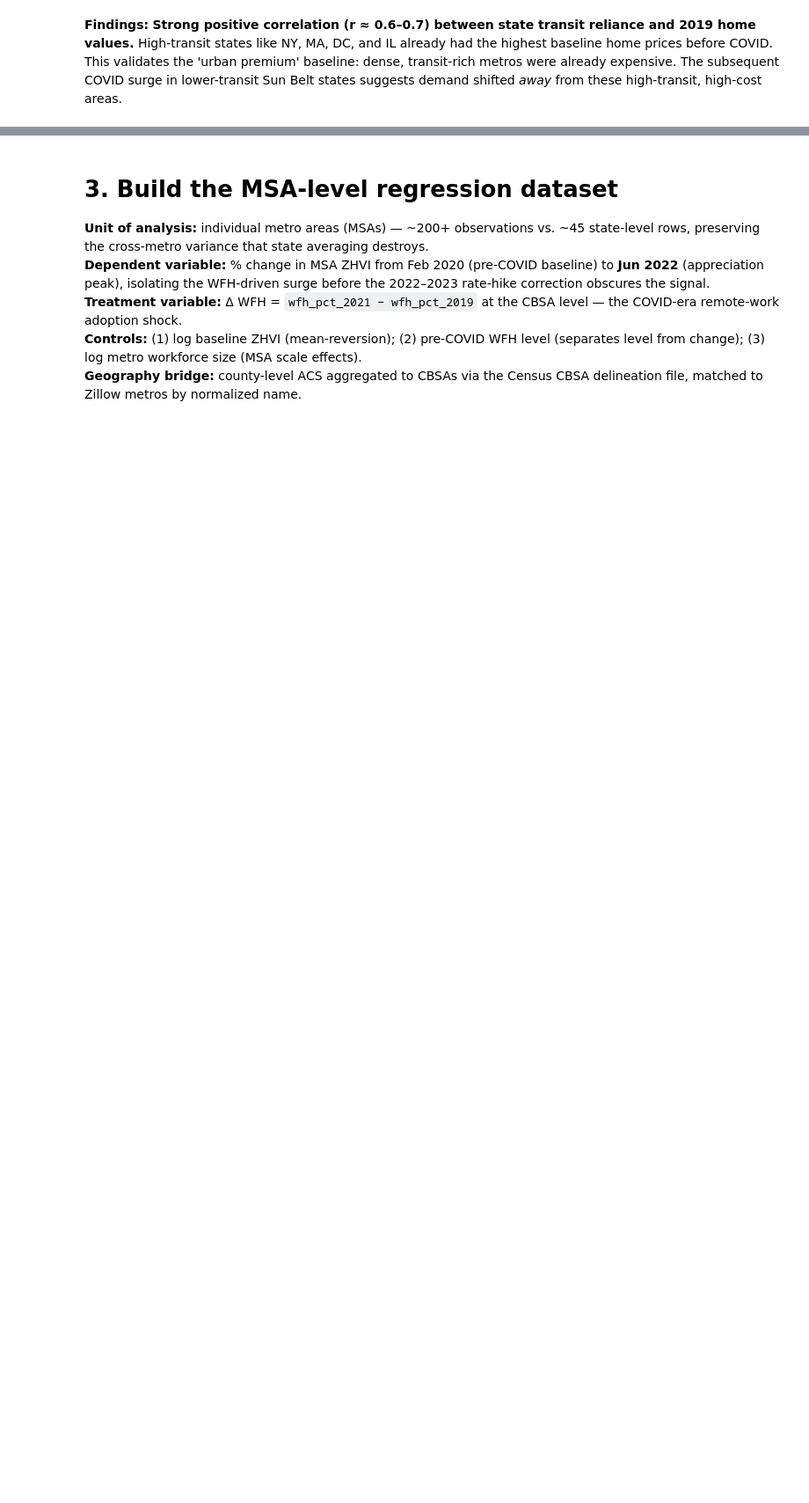
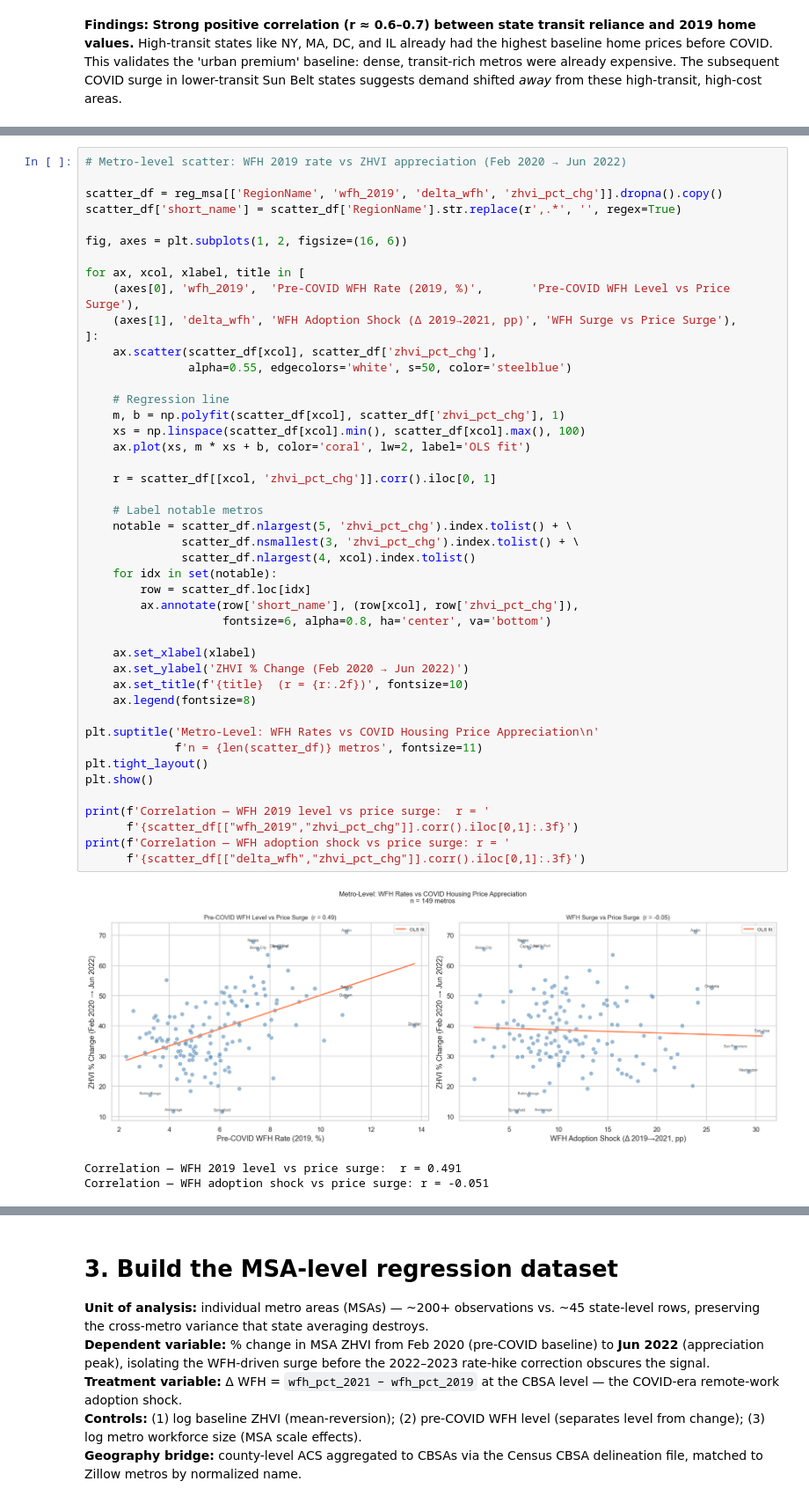
Before and after one commit to Dshreekulkarni/MATH189-FinalProject, a Jupyter notebook: Regression.ipynb, the cells around one changed output, grey strips where cells are left out. Shown at 88% size. Cells and saved outputs as stored; diff of their text form; blank space fills up the shorter version.

```diff
--- a/Regression.ipynb
+++ b/Regression.ipynb
@@ -721,0 +887,49 @@ plt.show()
+# %%
+# Metro-level scatter: WFH 2019 rate vs ZHVI appreciation (Feb 2020 → Jun 2022)
+
+scatter_df = reg_msa[['RegionName', 'wfh_2019', 'delta_wfh', 'zhvi_pct_chg']].dropna().copy()
+scatter_df['short_name'] = scatter_df['RegionName'].str.replace(r',.*', '', regex=True)
+
+fig, axes = plt.subplots(1, 2, figsize=(16, 6))
+
+for ax, xcol, xlabel, title in [
+    (axes[0], 'wfh_2019',  'Pre-COVID WFH Rate (2019, %)',       'Pre-COVID WFH Level vs Price Surge'),
+    (axes[1], 'delta_wfh', 'WFH Adoption Shock (Δ 2019→2021, pp)', 'WFH Surge vs Price Surge'),
+]:
+    ax.scatter(scatter_df[xcol], scatter_df['zhvi_pct_chg'],
+               alpha=0.55, edgecolors='white', s=50, color='steelblue')
+
+    # Regression line
+    m, b = np.polyfit(scatter_df[xcol], scatter_df['zhvi_pct_chg'], 1)
+    xs = np.linspace(scatter_df[xcol].min(), scatter_df[xcol].max(), 100)
+    ax.plot(xs, m * xs + b, color='coral', lw=2, label='OLS fit')
+
+    r = scatter_df[[xcol, 'zhvi_pct_chg']].corr().iloc[0, 1]
+
+    # Label notable metros
+    notable = scatter_df.nlargest(5, 'zhvi_pct_chg').index.tolist() + \
+              scatter_df.nsmallest(3, 'zhvi_pct_chg').index.tolist() + \
+              scatter_df.nlargest(4, xcol).index.tolist()
+    for idx in set(notable):
+        row = scatter_df.loc[idx]
+        ax.annotate(row['short_name'], (row[xcol], row['zhvi_pct_chg']),
+                    fontsize=6, alpha=0.8, ha='center', va='bottom')
+
+    ax.set_xlabel(xlabel)
+    ax.set_ylabel('ZHVI % Change (Feb 2020 → Jun 2022)')
+    ax.set_title(f'{title}  (r = {r:.2f})', fontsize=10)
+    ax.legend(fontsize=8)
+
+plt.suptitle('Metro-Level: WFH Rates vs COVID Housing Price Appreciation\n'
+             f'n = {len(scatter_df)} metros', fontsize=11)
+plt.tight_layout()
+plt.show()
+
+print(f'Correlation — WFH 2019 level vs price surge:  r = '
+      f'{scatter_df[["wfh_2019","zhvi_pct_chg"]].corr().iloc[0,1]:.3f}')
+print(f'Correlation — WFH adoption shock vs price surge: r = '
+      f'{scatter_df[["delta_wfh","zhvi_pct_chg"]].corr().iloc[0,1]:.3f}')
+# %% [output]
+[figure, added]
+Correlation — WFH 2019 level vs price surge:  r = 0.491
+Correlation — WFH adoption shock vs price surge: r = -0.051
```
Also changed, not shown: parts of 28 cells of this notebook.
